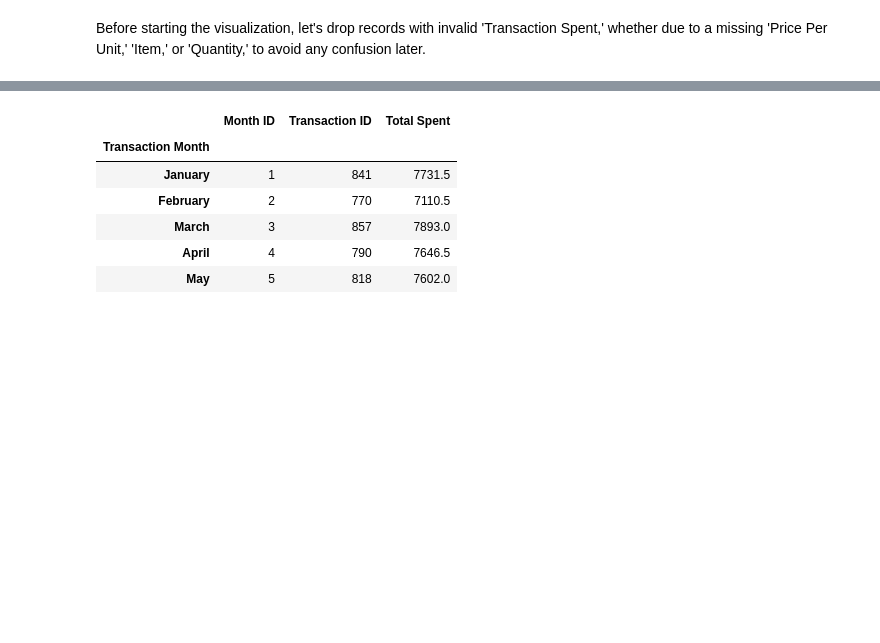
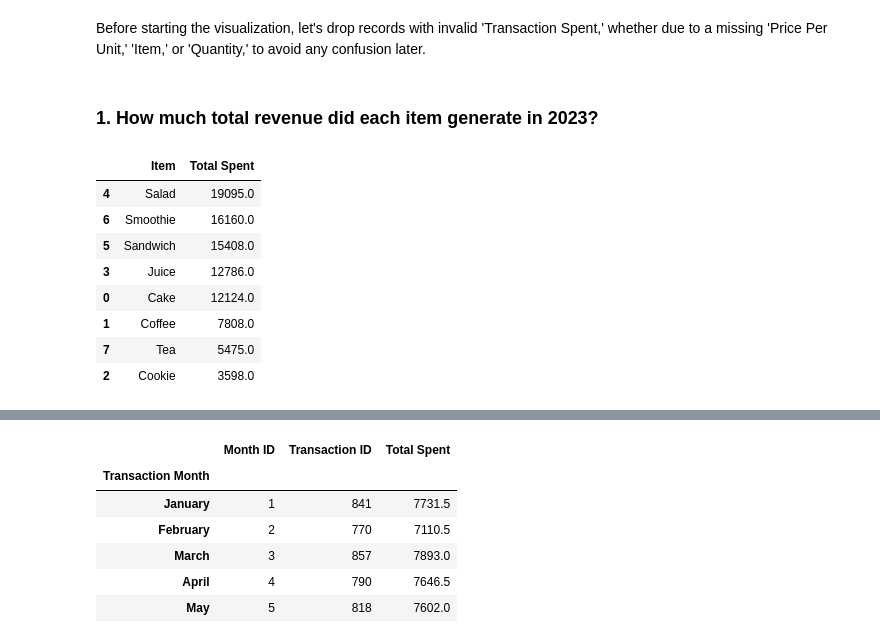
Before and after one commit to jeeenss/Data-Analysis-with-Python, a Jupyter notebook: Cafe_Sales/cafe_sales_analysis.ipynb, the cells around one changed output, grey strips where cells are left out. Drawn from its saved outputs; the diff is of its cells as text; code cells hidden in the pictures; blank space fills up the shorter version.

```diff
--- a/Cafe_Sales/cafe_sales_analysis.ipynb
+++ b/Cafe_Sales/cafe_sales_analysis.ipynb
@@ -1077,3 +1072,19 @@ Before starting the visualization, let's drop records with invalid 'Transaction
 # Drop the record with missing or invalid Total Spent
 idx_invalid_totalspent = df[df['Total Spent'] != (df['Price Per Unit']*df['Quantity'])].index
 df.drop(idx_invalid_totalspent, inplace=True)
+# %% [markdown]
+### 1. How much total revenue did each item generate in 2023? ###
+# %%
+total_rev_per_item = df.groupby('Item')['Total Spent'].sum().reset_index()
+total_rev_per_item = total_rev_per_item.sort_values(by='Total Spent', ascending=False)
+total_rev_per_item
+# %% [output]
+|  | Item | Total Spent |
+| 4 | Salad | 19095.0 |
+| 6 | Smoothie | 16160.0 |
+| 5 | Sandwich | 15408.0 |
+| 3 | Juice | 12786.0 |
+| 0 | Cake | 12124.0 |
+| 1 | Coffee | 7808.0 |
+| 7 | Tea | 5475.0 |
+| 2 | Cookie | 3598.0 |
```
Also changed, not shown: parts of 6 cells of this notebook.
